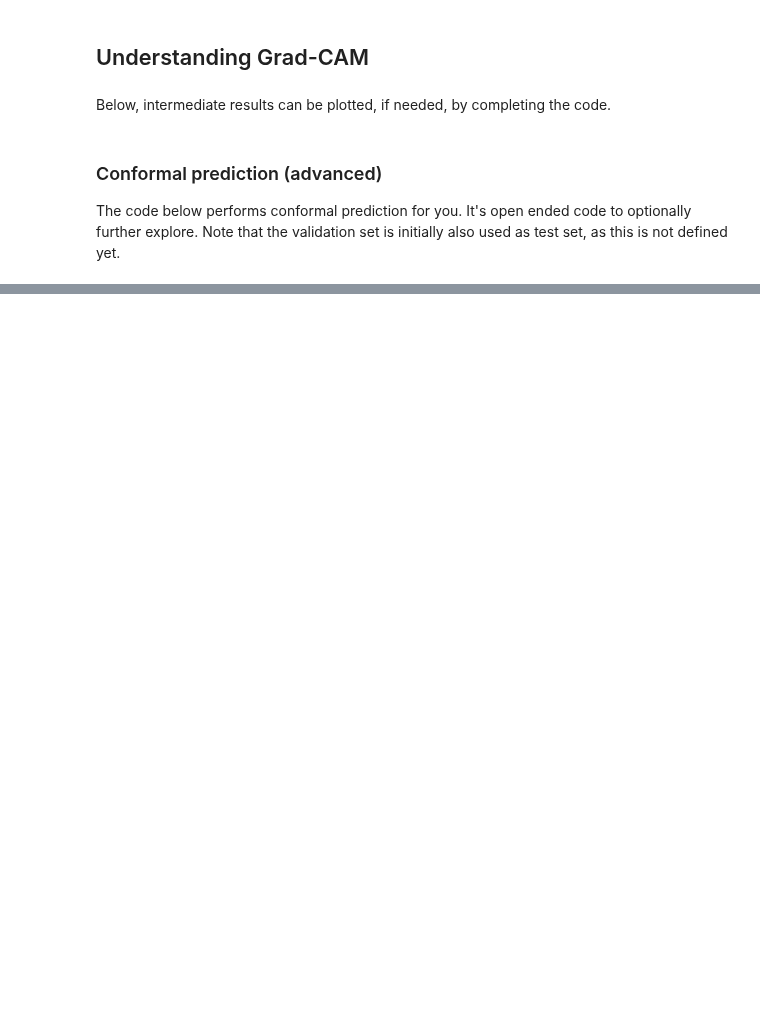
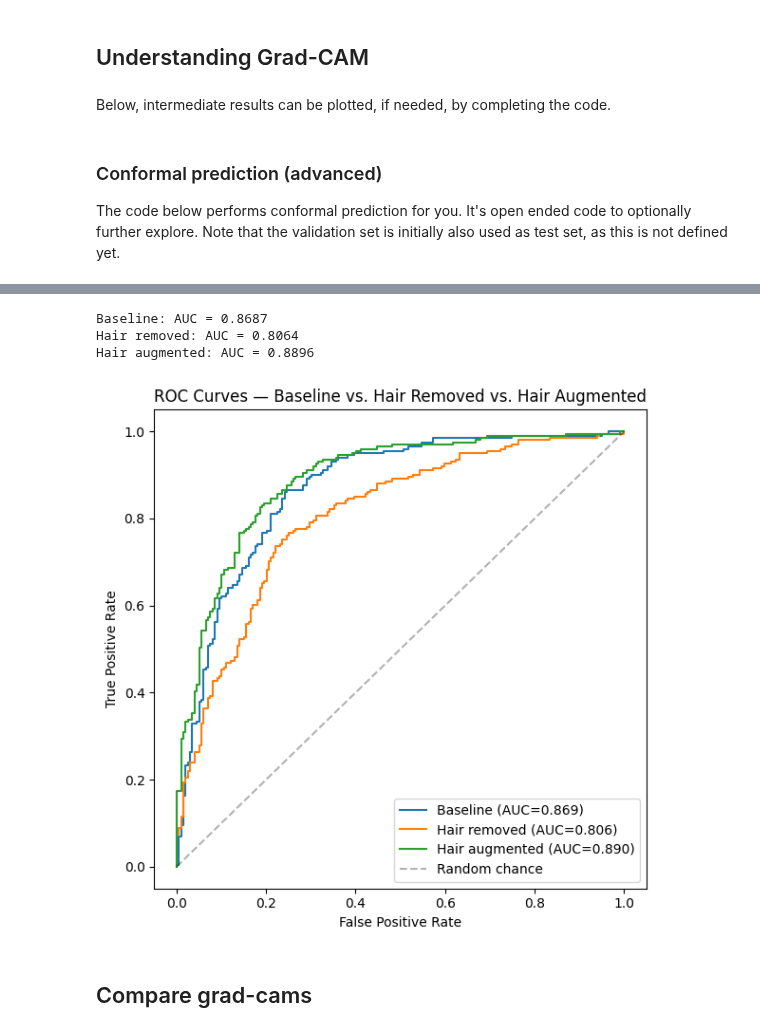
Before and after one commit to elenaps26/melanoma-detection-group12, a Jupyter notebook: test-melanoma-students.ipynb, the cells around one changed output, grey strips where cells are left out. Drawn from its saved outputs; the diff is of its cells as text; code cells hidden in the pictures; blank space fills up the shorter version.

```diff
--- a/test-melanoma-students.ipynb
+++ b/test-melanoma-students.ipynb
@@ -200,7 +357,7 @@ Below you should add your optimizer with its hyper-parameters (that should also
 /kaggle/working
 /kaggle/working/content/models
 # %%
-models     = {'custom_convnet': SimpleConvNet }
+models     = {'custom_convnet': SimpleConvNet, 'resnet34': ResNet34Classifier, 'resnet18': ResNet18Classifier}
 
 optimizers = {'adam'          : torch.optim.Adam,
               'sgd'           : torch.optim.SGD }
@@ -516,9 +1040,9 @@ The code below performs conformal prediction for you. It's open ended code to op
 Note that the validation set is initially also used as test set, as this is not defined yet.
 # %%
 # calibration set (val) and evaluation set (test) -- built directly, no Grad-CAM dependency
-val_ds  = Scan_Dataset(os.path.join(data_dir, 'val'),  transform=transforms.Compose([transforms.ToTensor()]))
-# FIXME test set not defined, setting to validation set
-test_ds = Scan_Dataset(os.path.join(data_dir, 'val'), transform=transforms.Compose([transforms.ToTensor()]))
+eval_transform = get_eval_transform(config)  # reuse the function from the Grad-CAM fix
+val_ds  = Scan_Dataset(os.path.join(data_dir, 'val'),  transform=eval_transform)
+test_ds = Scan_Dataset(os.path.join(data_dir, 'val'), transform=eval_transform)
 
 prob_fn = lambda xi: torch.sigmoid(model(xi)).item()  # xi: [1,C,H,W] on `device`
 
@@ -582,0 +1195,12 @@ Average prediction set size: 1.653 (1.0 = fully confident, 2.0 = "don't know")
+# %%
+model_baseline = Classifier.load_from_checkpoint('/kaggle/working/best_classifier_resnet18_baseline.ckpt')
+model_baseline = model_baseline.to(device)
+model_baseline.eval()
+
+model_hairremoval = Classifier.load_from_checkpoint('/kaggle/working/best_classifier_resnet18_hairremoval.ckpt')
+model_hairremoval = model_hairremoval.to(device)
+model_hairremoval.eval()
+
+model_hairaug = Classifier.load_from_checkpoint('/kaggle/working/best_classifier_resnet18_hairaug.ckpt')
+model_hairaug = model_hairaug.to(device)
+model_hairaug.eval()
@@ -582,0 +1225,53 @@ Average prediction set size: 1.653 (1.0 = fully confident, 2.0 = "don't know")
+# %%
+from sklearn.metrics import roc_auc_score, roc_curve
+
+config['pretrained_normalization'] = True  # all three are resnet18 variants
+eval_transform = get_eval_transform(config)
+
+test_ds = Scan_Dataset(config['test_data_dir'], transform=eval_transform, remove_hair_preprocessing=False)
+test_ds_hairremoved = Scan_Dataset(config['test_data_dir'], transform=eval_transform, remove_hair_preprocessing=True)
+
+def compute_auc(model, dataset, device):
+    model = model.to(device)
+    model.eval()
+    true_labels, probs = [], []
+    for idx in range(len(dataset)):
+        img_i, label_i = dataset[idx]
+        xi = img_i.unsqueeze(0).float().to(device)
+        p1 = torch.sigmoid(model(xi)).item()
+        true_labels.append(int(label_i))
+        probs.append(p1)
+    auc = roc_auc_score(true_labels, probs)
+    return auc, true_labels, probs
+
+models_to_compare = {
+    'Baseline':        (model_baseline,     test_ds),
+    'Hair removed':    (model_hairremoval,  test_ds_hairremoved),
+    'Hair augmented':  (model_hairaug,      test_ds),
+}
+
+results = {}
+for name, (model, ds) in models_to_compare.items():
+    auc, labels, probs = compute_auc(model, ds, device)
+    results[name] = {'auc': auc, 'labels': labels, 'probs': probs}
+    print(f"{name}: AUC = {auc:.4f}")
+
+plt.figure(figsize=(6,6))
+for name, r in results.items():
+    fpr, tpr, _ = roc_curve(r['labels'], r['probs'])
+    plt.plot(fpr, tpr, label=f"{name} (AUC={r['auc']:.3f})")
+plt.plot([0,1], [0,1], 'k--', alpha=0.3, label='Random chance')
+plt.xlabel('False Positive Rate')
+plt.ylabel('True Positive Rate')
+plt.title('ROC Curves — Baseline vs. Hair Removed vs. Hair Augmented')
+plt.legend()
+plt.tight_layout()
+plt.savefig('/kaggle/working/roc_comparison.png', dpi=200, bbox_inches='tight')
+plt.show()
+# %% [output]
+Baseline: AUC = 0.8687
+Hair removed: AUC = 0.8064
+Hair augmented: AUC = 0.8896
+[figure, added]
+# %% [markdown]
+## Compare grad-cams
```
Also changed, not shown: parts of 57 cells of this notebook.
